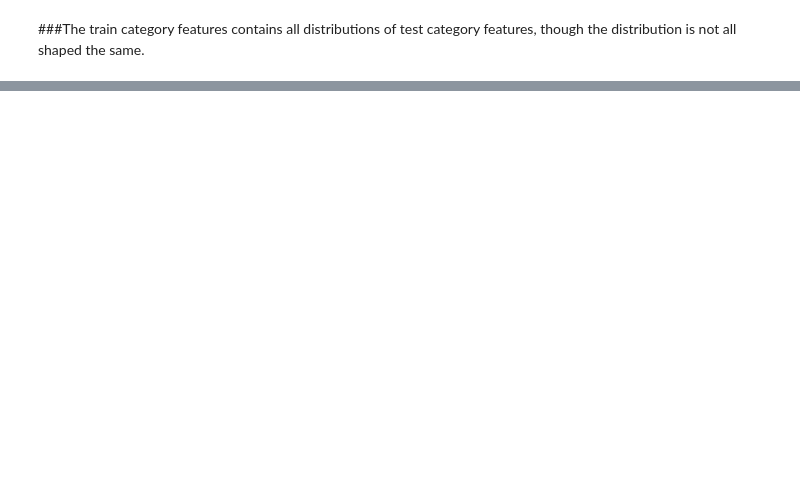
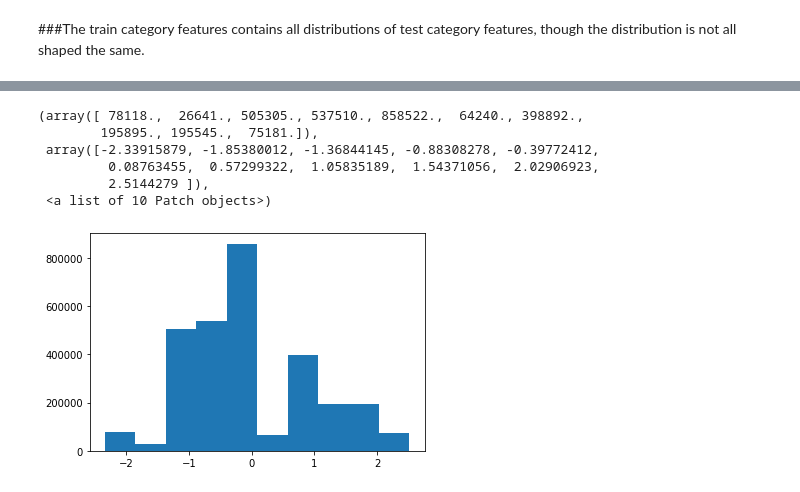
Before and after one commit to laurence-lin/Kaggle_competition, a Jupyter notebook: final_project_EDA.ipynb, the cells around one changed output, grey strips where cells are left out. Cells and saved outputs as stored; diff of their text form; code cells hidden in the pictures; blank space fills up the shorter version.

```diff
--- a/final_project_EDA.ipynb
+++ b/final_project_EDA.ipynb
@@ -323,0 +388,18 @@ test.head()
+# %%
+# Encode categorical features
+# normalization
+from sklearn.preprocessing import LabelEncoder, StandardScaler, MinMaxScaler
+
+encoder = LabelEncoder()
+scaler = StandardScaler()
+
+for feature in train.columns:
+  if train[feature].dtype == 'object':
+    train[feature] = encoder.fit_transform(train[feature])
+    train[feature] = scaler.fit_transform(train[feature].values.reshape(-1, 1))
+
+  else:
+    train[feature] = scaler.fit_transform(train[feature].values.reshape(-1, 1))
+
+print('Process finished.')
+print(train.head())
@@ -323,0 +414,10 @@ test.head()
+# %%
+plt.hist(train['item_category_id'])
+# %% [output]
+(array([ 78118.,  26641., 505305., 537510., 858522.,  64240., 398892.,
+        195895., 195545.,  75181.]),
+ array([-2.33915879, -1.85380012, -1.36844145, -0.88308278, -0.39772412,
+         0.08763455,  0.57299322,  1.05835189,  1.54371056,  2.02906923,
+         2.5144279 ]),
+ <a list of 10 Patch objects>)
+[figure, added]
```
Also changed, not shown: parts of 23 cells of this notebook.
